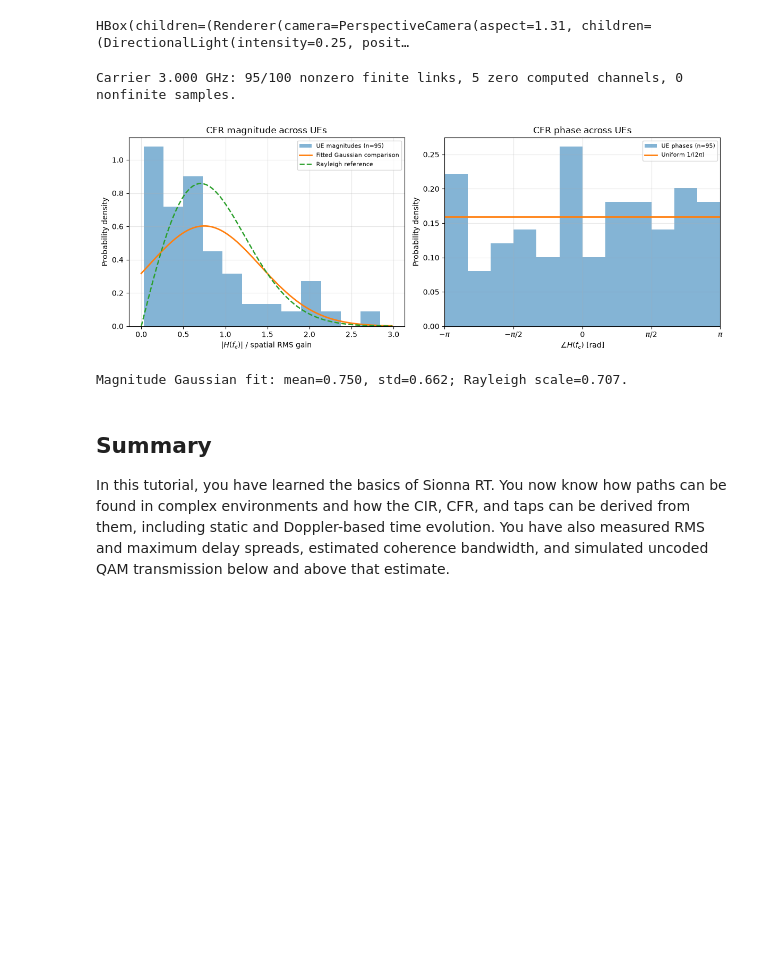
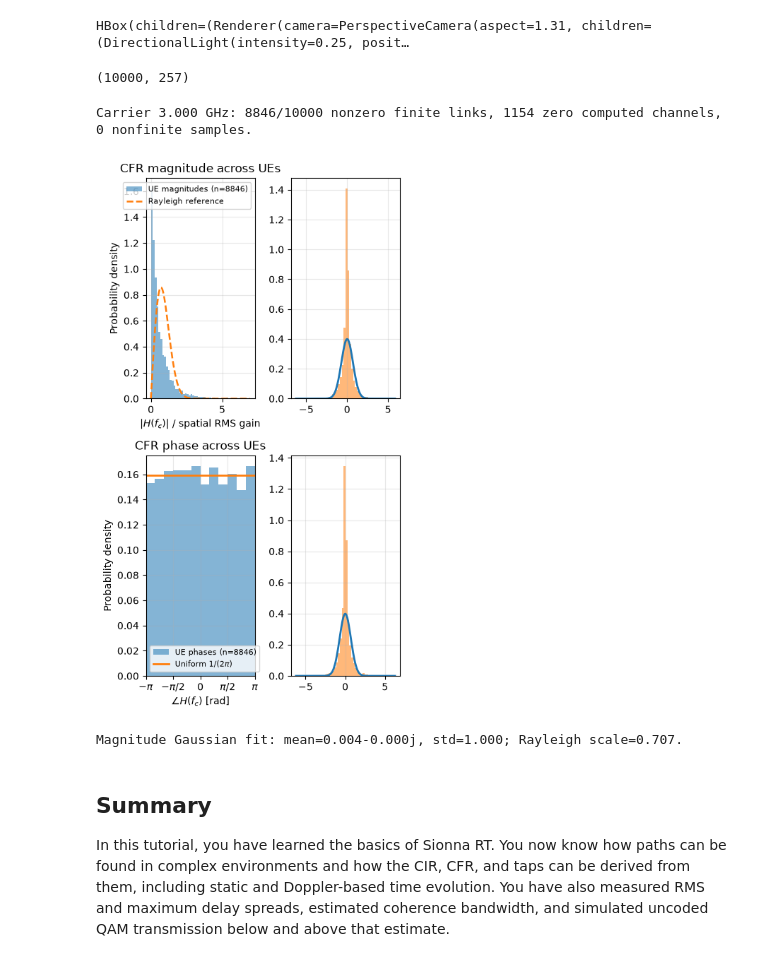
Before and after one commit to lostinafro/comm-workshops, a Jupyter notebook: 2026_wirelesscomms/raytracer_channel.ipynb, the cells around one changed output. Saved outputs shown, nothing was run; the diff lists cells and outputs as text; code cells hidden in the pictures; blank space fills up the shorter version.

```diff
--- a/2026_wirelesscomms/raytracer_channel.ipynb
+++ b/2026_wirelesscomms/raytracer_channel.ipynb
@@ -435,7 +435,7 @@ def delay_spread_metrics(paths_object, link=(0, 0, 0, 0)):
         "mean_excess_delay_s": float(mean_excess_delay),
         "rms_delay_spread_s": rms,
         "max_delay_spread_s": float(np.ptp(delays)),
-        "coherence_bandwidth": np.inf if rms == 0 else 1/(rms*5),
+        "coherence_bandwidth": np.inf if rms == 0 else 1/(rms*50),
         "coherence_bandwidth_tse": 1 / float(np.ptp(delays)) / 2,
     }
 
@@ -446,6 +446,7 @@ def print_delay_metrics(metrics, label):
     print(f"  Maximum delay spread (all nonzero-power paths): "
           f"{metrics['max_delay_spread_s']*1e9:.3f} ns")
     print(f"  Approx. Bc: {metrics['coherence_bandwidth']/1e6:.3f} MHz")
+    print(f"  Approx. Bc for Tse: {metrics['coherence_bandwidth_tse']/1e6:.3f} MHz")
 
 
 def plot_cfr_with_coherence(paths_object, metrics, center_frequency,
@@ -656,7 +658,7 @@ Each plot shows the **first 100 transmitted and hard-decided received bits**, wi
 # %%
 # Simulate each bandwidth once; reuse these results in both plots below.
 transmission = QAMTransmission(num_symbols=1024, num_bits_per_symbol=4)
-coherence_bandwidth = florence_metrics["coherence_bandwidth"]
+coherence_bandwidth = florence_metrics["coherence_bandwidth_tse"]
 snr_db =  30  # SNR after channel normalization
 transmission_results = {}
 
@@ -1000,10 +1002,14 @@ if not no_preview:
     scene_stat.preview()
 # %% [output]
 HBox(children=(Renderer(camera=PerspectiveCamera(aspect=1.31, children=(DirectionalLight(intensity=0.25, posit…
+# %%
+h_stat_sweep.shape
+# %% [output]
+(10000, 257)
 # %%
 # The odd 257-bin frequency grid includes the exact carrier (offset 0 Hz).
 # h_freq_stat contains the raw CFRs concatenated in UE insertion order.
-# Shape selected: [100 UEs, frequency bins], first RX/TX antenna and transmitter.
+# Shape selected: [num_ues, frequency bins], first RX/TX antenna and transmitter.
 h_stat_sweep = h_freq_stat[:, 0, 0, 0, 0, :]
 center_index = len(stat_frequency_offsets) // 2
 h_stat_carrier = h_stat_sweep[:, center_index]
@@ -1011,57 +1017,76 @@ finite = np.isfinite(h_stat_carrier)
 nonzero = finite & (np.abs(h_stat_carrier) > 0)
 num_outages = int(np.count_nonzero(finite & ~nonzero))
 num_nonfinite = int(np.count_nonzero(~finite))
 stat_carrier_frequency = float(np.asarray(scene_stat.frequency).item())
 print(f"Carrier {stat_carrier_frequency/1e9:.3f} GHz: "
       f"{np.count_nonzero(nonzero)}/{len(h_stat_carrier)} nonzero finite links, "
       f"{num_outages} zero computed channels, {num_nonfinite} nonfinite samples.")
 if np.count_nonzero(nonzero) < 2:
     raise ValueError("Need at least two nonzero finite links for the histogram comparison.")
 
-spatial_rms_gain = np.sqrt(np.mean(np.abs(h_stat_carrier[nonzero].astype(np.complex128))**2))
+spatial_rms_gain =  np.sqrt(np.mean(np.abs(h_stat_carrier[nonzero].astype(np.complex128))**2))
 h_stat_normalized = h_stat_carrier[nonzero] / spatial_rms_gain
 magnitude_samples = np.abs(h_stat_normalized)
 phase_samples = np.angle(h_stat_normalized)
-gaussian_mean = float(np.mean(magnitude_samples))
-gaussian_std = float(np.std(magnitude_samples))
 rayleigh_scale = np.sqrt(np.mean(magnitude_samples**2)/2)
 
-fig, axes = plt.subplots(1, 2, figsize=(12, 4.5))
-axes[0].hist(magnitude_samples, bins=12, density=True, alpha=0.55,
+fig, axes = plt.subplots(2, 2, figsize=(4.5, 8))
+axes[0, 0].hist(magnitude_samples, bins=50, density=True, alpha=0.55,
              label=f"UE magnitudes (n={len(magnitude_samples)})")
 x_magnitude = np.linspace(0, 1.05*float(magnitude_samples.max()), 500)
-if gaussian_std > 0:
-    gaussian_pdf = np.exp(-0.5*((x_magnitude-gaussian_mean)/gaussian_std)**2) / (
-        gaussian_std*np.sqrt(2*np.pi))
-    axes[0].plot(x_magnitude, gaussian_pdf, linewidth=2, label="Fitted Gaussian comparison")
+
+gaussian_mean_real = np.mean(np.real(h_stat_normalized))
+gaussian_std_real = np.std(np.real(h_stat_normalized))
+gaussian_mean_imag = np.mean(np.imag(h_stat_normalized))
+gaussian_std_imag = np.std(np.imag(h_stat_normalized))
+x_real = np.linspace(1.05*float(np.real(h_stat_normalized).min()), 1.05*float(np.real(h_stat_normalized).max()), 500)
+x_imag = np.linspace(1.05*float(np.imag(h_stat_normalized).min()), 1.05*float(np.imag(h_stat_normalized).max()), 500)
+if gaussian_std_real > 0:
+    gaussian_pdf = np.exp(-0.5*((x_real - gaussian_mean_real)/gaussian_std_real)**2) / (gaussian_std * np.sqrt(2*np.pi))
+    axes[0,1].plot(x_real, gaussian_pdf, linewidth=2, label="Fitted Gaussian comparison")
 else:
-    axes[0].axvline(gaussian_mean, color="C1", label="Zero-variance magnitude")
-rayleigh_pdf = x_magnitude/rayleigh_scale**2 * np.exp(
-    -x_magnitude**2/(2*rayleigh_scale**2))
-axes[0].plot(x_magnitude, rayleigh_pdf, "--", linewidth=1.8, label="Rayleigh reference")
-axes[0].set(xlabel=r"$|H(f_c)|$ / spatial RMS gain", ylabel="Probability density",
+    axes[0,1].axvline(np.real(gaussian_mean), color="C1", label="Zero-variance magnitude")
+
+if gaussian_std_imag > 0:
+    gaussian_pdf = np.exp(-0.5*((x_imag - gaussian_mean_imag)/gaussian_std_imag)**2) / (gaussian_std * np.sqrt(2*np.pi))
+    axes[1,1].plot(x_imag, gaussian_pdf, linewidth=2, label="Fitted Gaussian comparison")
+else:
+    axes[1,1].axvline(np.mean(gaussian_mean), color="C1", label="Zero-variance magnitude")
+
+axes[0, 1].hist(np.real(h_stat_normalized), bins=50, density=True, alpha=0.55,
+             label=f"UE real (n={len(h_stat_normalized)})")
+axes[1, 1].hist(np.imag(h_stat_normalized), bins=50, density=True, alpha=0.55,
+             label=f"UE imag (n={len(h_stat_normalized)})")
+
+rayleigh_pdf = x_magnitude/rayleigh_scale**2 * np.exp(-x_magnitude**2/(2*rayleigh_scale**2))
+
+axes[0, 0].plot(x_magnitude, rayleigh_pdf, "--", linewidth=1.8, label="Rayleigh reference")
+axes[0, 0].set(xlabel=r"$|H(f_c)|$ / spatial RMS gain", ylabel="Probability density",
             title="CFR magnitude across UEs")
-axes[0].legend(fontsize=8)
+axes[0, 0].legend(fontsize=8)
 
 phase_edges = np.linspace(-np.pi, np.pi, 13)
-axes[1].hist(phase_samples, bins=phase_edges, density=True, alpha=0.55,
+axes[1,0].hist(phase_samples, bins=phase_edges, density=True, alpha=0.55,
              label=f"UE phases (n={len(phase_samples)})")
-axes[1].axhline(1/(2*np.pi), color="C1", linewidth=2, label=r"Uniform $1/(2\pi)$")
-axes[1].set(xlabel=r"$\angle H(f_c)$ [rad]", ylabel="Probability density",
+axes[1,0].axhline(1/(2*np.pi), color="C1", linewidth=2, label=r"Uniform $1/(2\pi)$")
+axes[1,0].set(xlabel=r"$\angle H(f_c)$ [rad]", ylabel="Probability density",
             title="CFR phase across UEs", xlim=(-np.pi, np.pi))
-axes[1].set_xticks([-np.pi, -np.pi/2, 0, np.pi/2, np.pi],
+axes[1,0].set_xticks([-np.pi, -np.pi/2, 0, np.pi/2, np.pi],
                    [r"$-\pi$", r"$-\pi/2$", "0", r"$\pi/2$", r"$\pi$"])
-axes[1].legend(fontsize=8)
-for ax in axes:
+axes[1,0].legend(fontsize=8)
+
+
+
+for ax in axes.flatten():
     ax.grid(True, alpha=0.3)
 fig.tight_layout()
 plt.show()
 print(f"Magnitude Gaussian fit: mean={gaussian_mean:.3f}, std={gaussian_std:.3f}; "
       f"Rayleigh scale={rayleigh_scale:.3f}.")
 # %% [output]
-Carrier 3.000 GHz: 95/100 nonzero finite links, 5 zero computed channels, 0 nonfinite samples.
+Carrier 3.000 GHz: 8846/10000 nonzero finite links, 1154 zero computed channels, 0 nonfinite samples.
-[figure, old version]
+[figure, new version]
-Magnitude Gaussian fit: mean=0.750, std=0.662; Rayleigh scale=0.707.
+Magnitude Gaussian fit: mean=0.004-0.000j, std=1.000; Rayleigh scale=0.707.
 # %% [markdown]
 ## Summary
 
```
Also changed, not shown: parts of 11 cells of this notebook.
